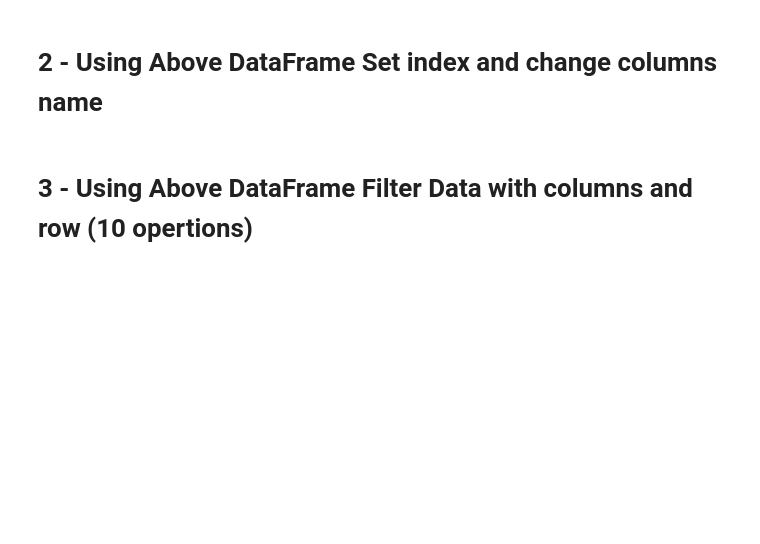
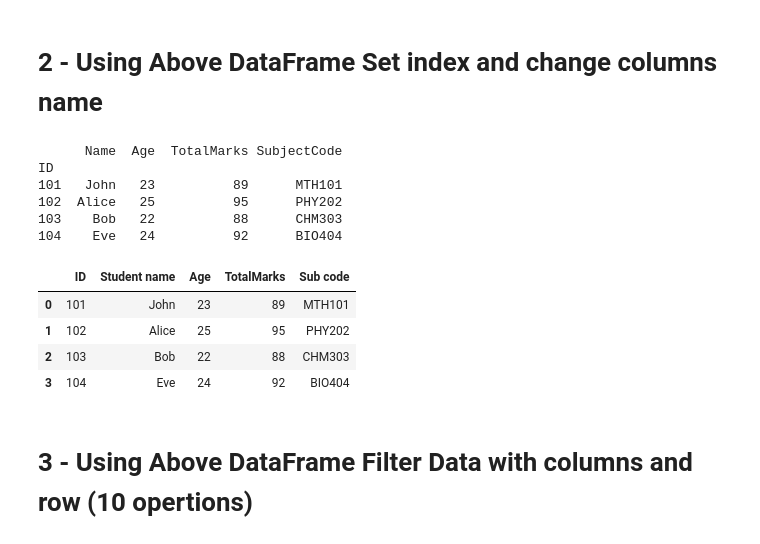
Before and after one commit to Mit-Gitprofile/PANDAS, a Jupyter notebook: Exam/pandas_Final_Exam.ipynb, the cells around one changed output. Drawn from its saved outputs; the diff is of its cells as text; code cells hidden in the pictures; blank space fills up the shorter version.

```diff
--- a/Exam/pandas_Final_Exam.ipynb
+++ b/Exam/pandas_Final_Exam.ipynb
@@ -279,4 +374,29 @@ Rising Pune Supergiants         188          128
 # %% [markdown]
 # 2 - Using Above DataFrame Set index and change columns name
+# %%
+data = {
+    'ID':[101, 102, 103, 104],
+    'Name':['John', 'Alice', 'Bob', 'Eve'],
+    'Age':[23, 25, 22, 24],
+    'TotalMarks':[89, 95, 88, 92],
+    'SubjectCode':['MTH101', 'PHY202', 'CHM303', 'BIO404']
+}
+dict_df=pd.DataFrame(data)
+
+print(dict_df.set_index('ID'))
+
+dict_df.rename(columns={'Name':'Student name','SubjectCode':'Sub code'})
+# %% [output]
+      Name  Age  TotalMarks SubjectCode
+ID
+101   John   23          89      MTH101
+102  Alice   25          95      PHY202
+103    Bob   22          88      CHM303
+104    Eve   24          92      BIO404
+|  | ID | Student name | Age | TotalMarks | Sub code |
+| 0 | 101 | John | 23 | 89 | MTH101 |
+| 1 | 102 | Alice | 25 | 95 | PHY202 |
+| 2 | 103 | Bob | 22 | 88 | CHM303 |
+| 3 | 104 | Eve | 24 | 92 | BIO404 |
 # %% [markdown]
 # 3 - Using Above DataFrame Filter Data with columns and row (10 opertions)
```
Also changed, not shown: parts of 5 cells of this notebook.
